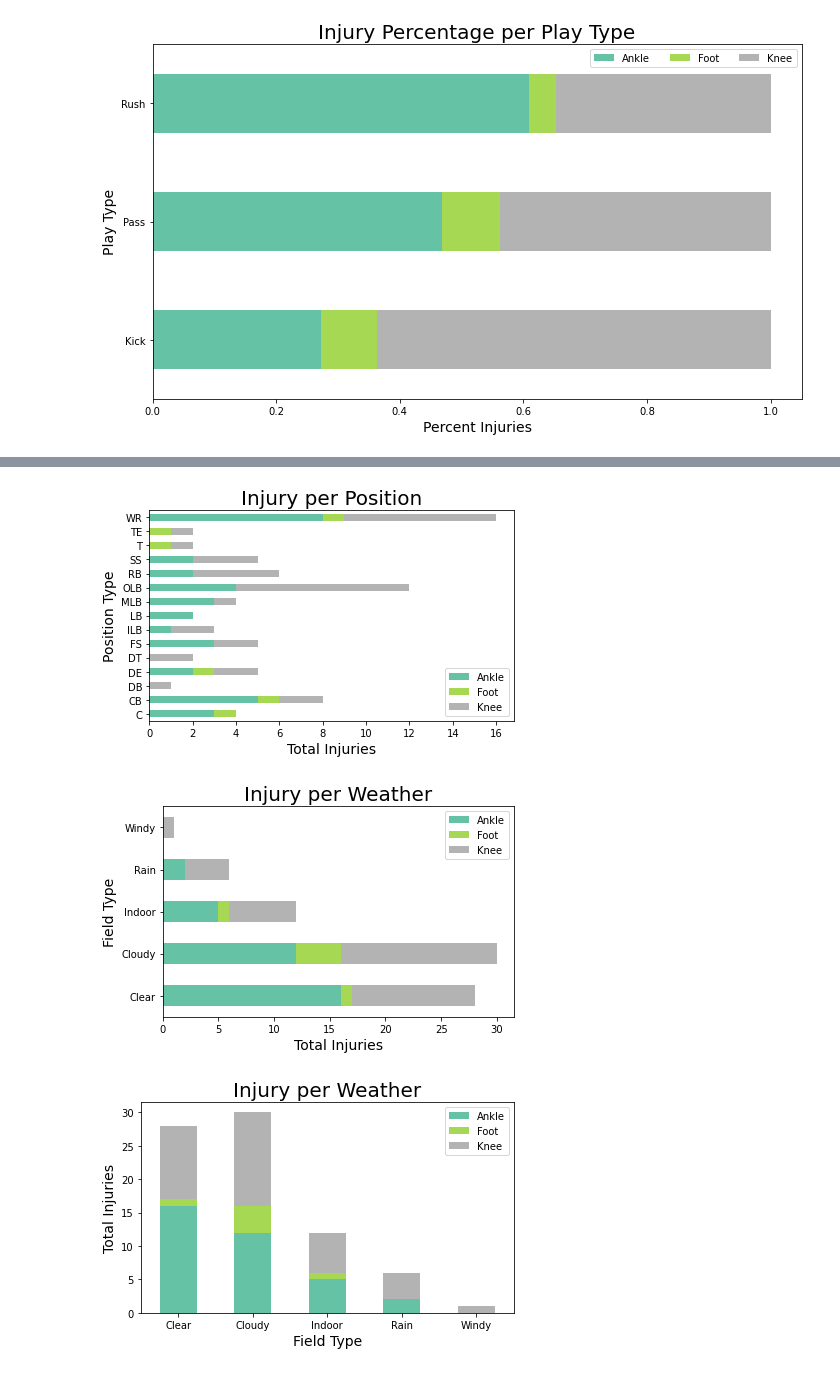
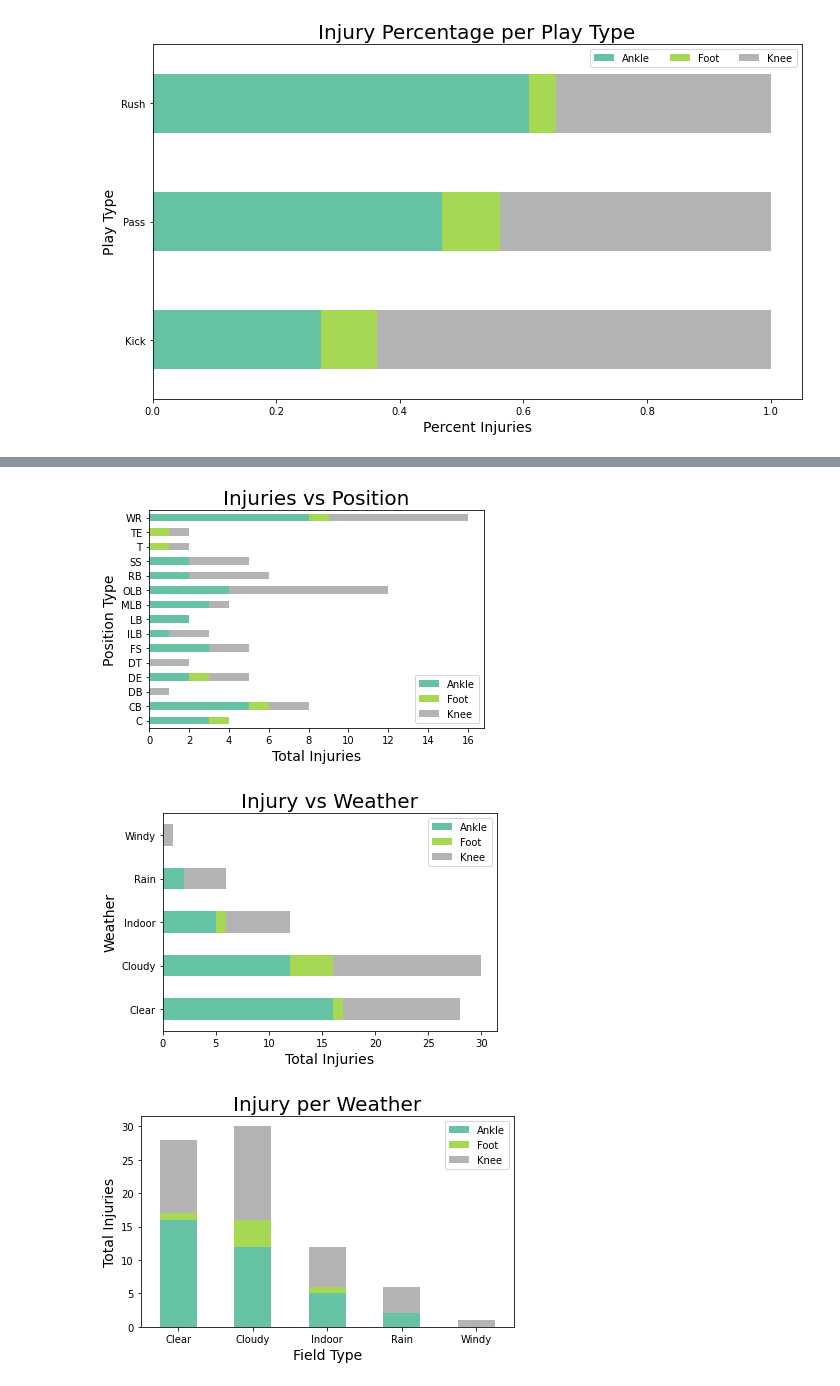
Before and after one commit to agaffney-hub/final-capstone, a Jupyter notebook: Visuals_2.ipynb, the cells around one changed output, grey strips where cells are left out. Drawn from its saved outputs; the diff is of its cells as text; code cells hidden in the pictures.

```diff
--- a/Visuals_2.ipynb
+++ b/Visuals_2.ipynb
@@ -243,69 +266,32 @@ plt.show()
 # %%
-# Bar chart of injury type per position
+#Horizontal Bar chart of injuries vs Position
 
 injuries_position = Vis_outer.groupby(['BodyPart', 'Position']).size().reset_index().pivot(columns='BodyPart',
                                                                                              index='Position', values=0)
 injuries_position.plot(kind='barh', stacked=True, colormap='Set2')
 
 
-
-# Plot each layer of the bar, adding each bar to the "bottom" so the next bar starts higher.
-#for i, col in enumerate(injuries_position.columns):
-#  ax.bar(
-#      injuries_position.index, injuries_position[col], bottom=bottom, label=col)
-#  bottom += np.array(injuries_position[col])
-
-###FIXING NEEDED HERE to not include NaN values
-#totals = ((injuries_position.fillna(0)>0)*1).mul(injuries_position.iloc[:,].values).sum(axis=1)
-
-
-#y_offset = 10
-#for i, total in enumerate(totals):
-#  ax.text(totals.index[i], total + y_offset, round(total), ha='center',
-#          weight='bold')
-
-# Let's put the annotations inside the bars themselves by using a
-# negative offset.
-#y_offset = -15
-# For each patch (basically each rectangle within the bar), add a label.
-#for bar in ax.patches:
-#  ax.text(
-      # Put the text in the middle of each bar. get_x returns the start
-      # so we add half the width to get to the middle.
-#      bar.get_x() + bar.get_width() / 2,
-      # Vertically, add the height of the bar to the start of the bar,
-      # along with the offset.
-#      bar.get_height() + bar.get_y() + y_offset,
-      # This is actual value we'll show.
-#      round(bar.get_height()),
-      # Center the labels and style them a bit.
-#      ha='center',
-#      color='w',
-#      weight='bold',
-#      size=8
-#  )
-
-plt.title("Injury per Position", fontsize=20)
+plt.title("Injuries vs Position", fontsize=20)
 plt.xlabel("Total Injuries",fontsize=14)
 plt.ylabel("Position Type", fontsize=14)
 
 plt.legend(loc='lower right')
 plt.show()
 # %% [output]
-[figure, old version]
+[figure, new version]
 # %%
-#Injuries vs Weather
+#Horizontal Bar chart of Injuries vs Weather
 
 injuries_weather = Vis_outer.groupby(['BodyPart', 'Weather']).size().reset_index().pivot(columns='BodyPart',
                                                                                              index='Weather', values=0)
 injuries_weather.plot(kind='barh', stacked=True, colormap='Set2')
 
-plt.title("Injury per Weather", fontsize=20)
+plt.title("Injury vs Weather", fontsize=20)
 plt.xlabel("Total Injuries",fontsize=14)
-plt.ylabel("Field Type", fontsize=14)
+plt.ylabel("Weather", fontsize=14)
 
 plt.legend(loc='upper right')
 plt.show()
 # %% [output]
-[figure, old version]
+[figure, new version]
 # %%
```
Also changed, not shown: parts of 26 cells of this notebook.
